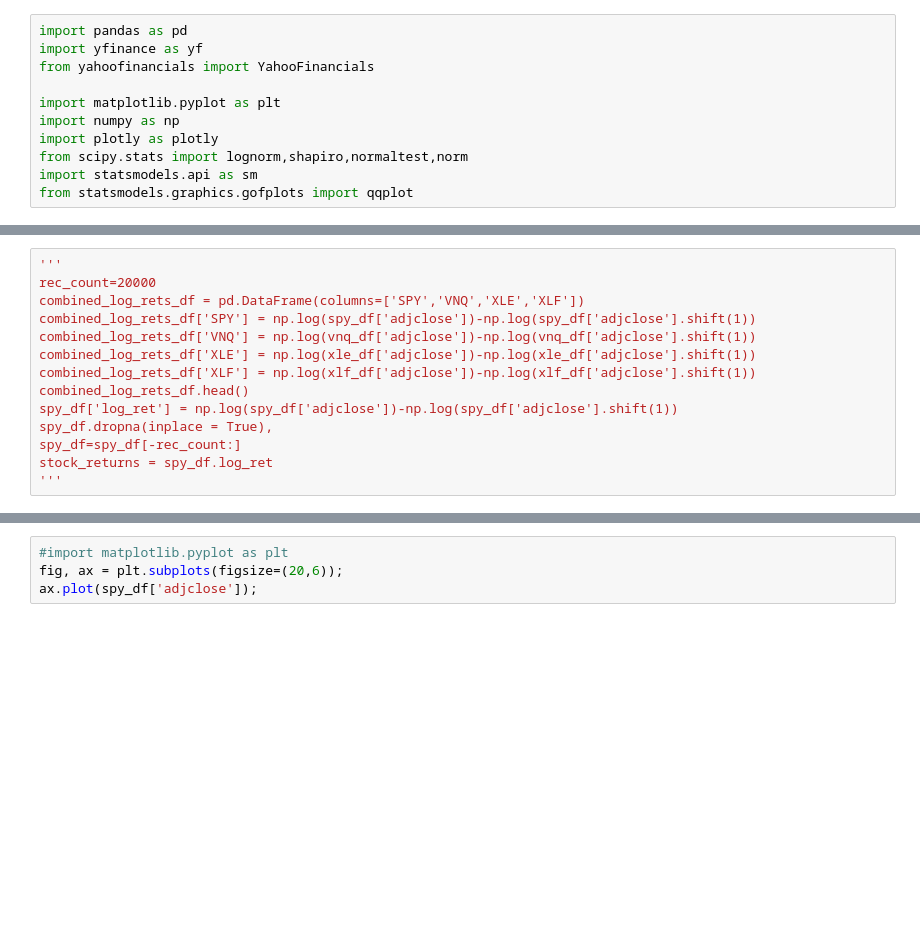
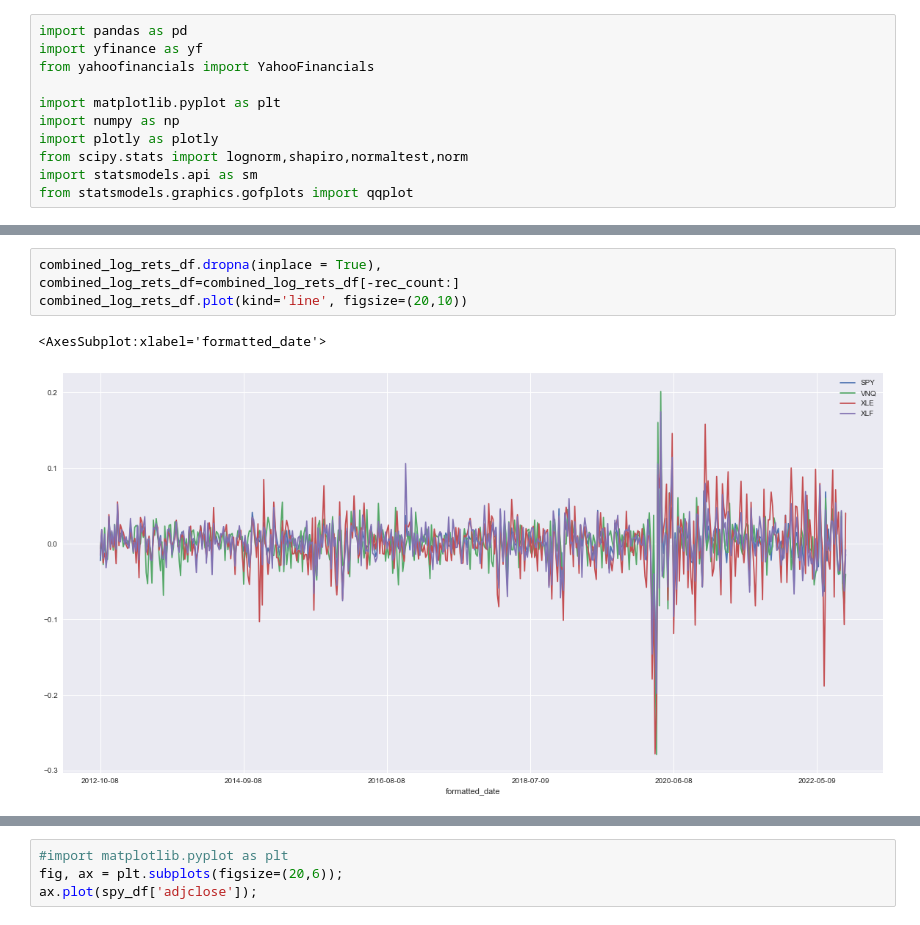
Before and after one commit to krishxx/wqumscfin, a Jupyter notebook: src/MScFE_Capstone.ipynb, the cells around one changed output, grey strips where cells are left out. Drawn from its saved outputs; the diff is of its cells as text; blank space fills up the shorter version.

```diff
--- a/src/MScFE_Capstone.ipynb
+++ b/src/MScFE_Capstone.ipynb
@@ -124,14 +118,0 @@ combined_rets_df.plot(kind='line', figsize=(20,6))
-# %%
-'''
-rec_count=20000
-combined_log_rets_df = pd.DataFrame(columns=['SPY','VNQ','XLE','XLF'])
-combined_log_rets_df['SPY'] = np.log(spy_df['adjclose'])-np.log(spy_df['adjclose'].shift(1))
-combined_log_rets_df['VNQ'] = np.log(vnq_df['adjclose'])-np.log(vnq_df['adjclose'].shift(1))
-combined_log_rets_df['XLE'] = np.log(xle_df['adjclose'])-np.log(xle_df['adjclose'].shift(1))
-combined_log_rets_df['XLF'] = np.log(xlf_df['adjclose'])-np.log(xlf_df['adjclose'].shift(1))
-combined_log_rets_df.head()
-spy_df['log_ret'] = np.log(spy_df['adjclose'])-np.log(spy_df['adjclose'].shift(1))
-spy_df.dropna(inplace = True),
-spy_df=spy_df[-rec_count:]
-stock_returns = spy_df.log_ret
-'''
@@ -137,0 +140,7 @@ stock_returns = spy_df.log_ret
+# %%
+combined_log_rets_df.dropna(inplace = True),
+combined_log_rets_df=combined_log_rets_df[-rec_count:]
+combined_log_rets_df.plot(kind='line', figsize=(20,10))
+# %% [output]
+<AxesSubplot:xlabel='formatted_date'>
+[figure, added]
```
Also changed, not shown: parts of 23 cells of this notebook.
